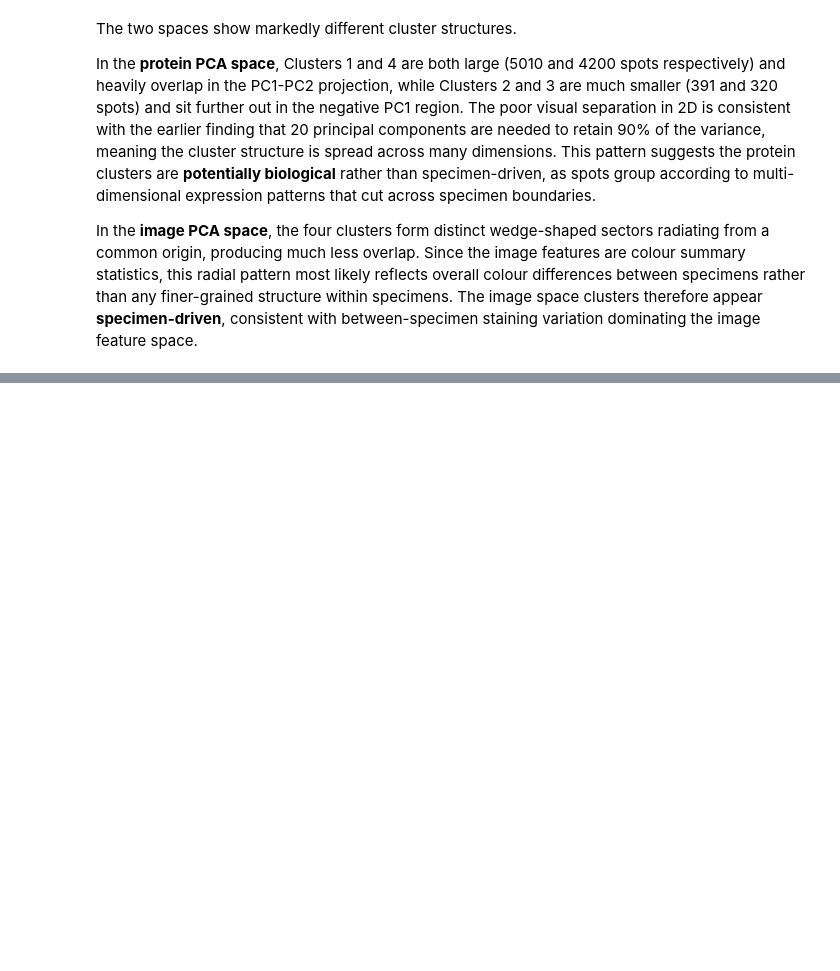
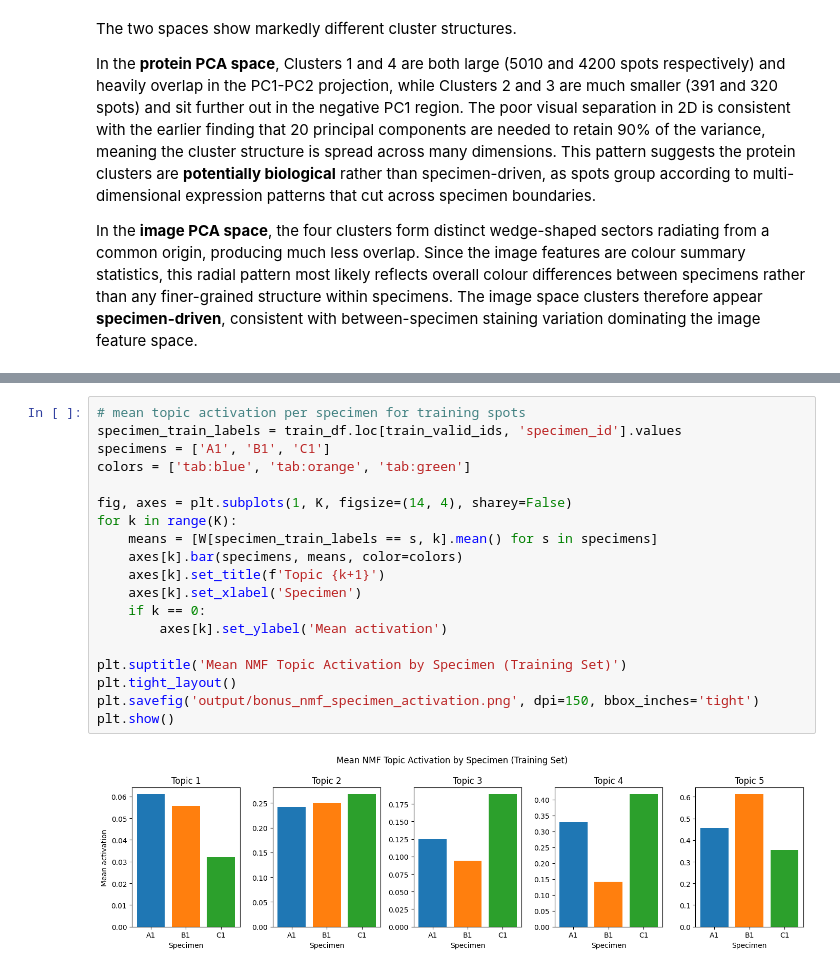
Before and after one commit to yueran-wang-warwick/cs429_assignment2, a Jupyter notebook: CS429_A2_Yueran_Wang.ipynb, the cells around one changed output, grey strips where cells are left out. Cells and saved outputs as stored; diff of their text form; blank space fills up the shorter version.

```diff
--- a/CS429_A2_Yueran_Wang.ipynb
+++ b/CS429_A2_Yueran_Wang.ipynb
@@ -327,0 +446,21 @@ In the **image PCA space**, the four clusters form distinct wedge-shaped sectors
+# %%
+# mean topic activation per specimen for training spots
+specimen_train_labels = train_df.loc[train_valid_ids, 'specimen_id'].values
+specimens = ['A1', 'B1', 'C1']
+colors = ['tab:blue', 'tab:orange', 'tab:green']
+
+fig, axes = plt.subplots(1, K, figsize=(14, 4), sharey=False)
+for k in range(K):
+    means = [W[specimen_train_labels == s, k].mean() for s in specimens]
+    axes[k].bar(specimens, means, color=colors)
+    axes[k].set_title(f'Topic {k+1}')
+    axes[k].set_xlabel('Specimen')
+    if k == 0:
+        axes[k].set_ylabel('Mean activation')
+
+plt.suptitle('Mean NMF Topic Activation by Specimen (Training Set)')
+plt.tight_layout()
+plt.savefig('output/bonus_nmf_specimen_activation.png', dpi=150, bbox_inches='tight')
+plt.show()
+# %% [output]
+[figure, added]
```
Also changed, not shown: parts of 22 cells of this notebook, 2 other files.
